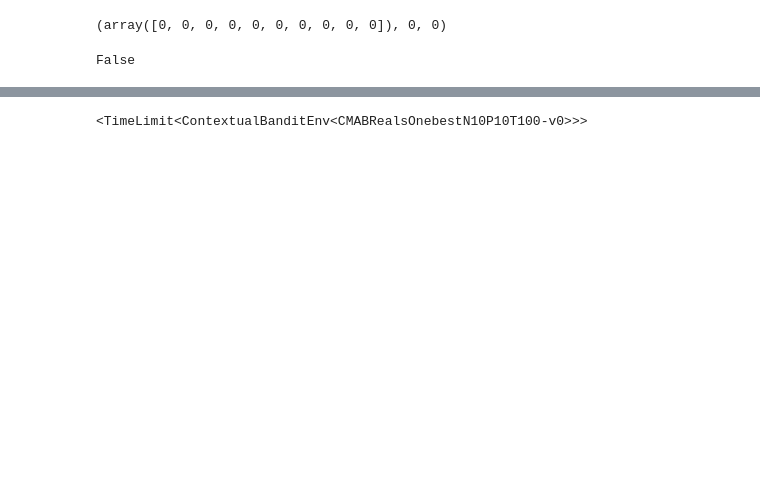
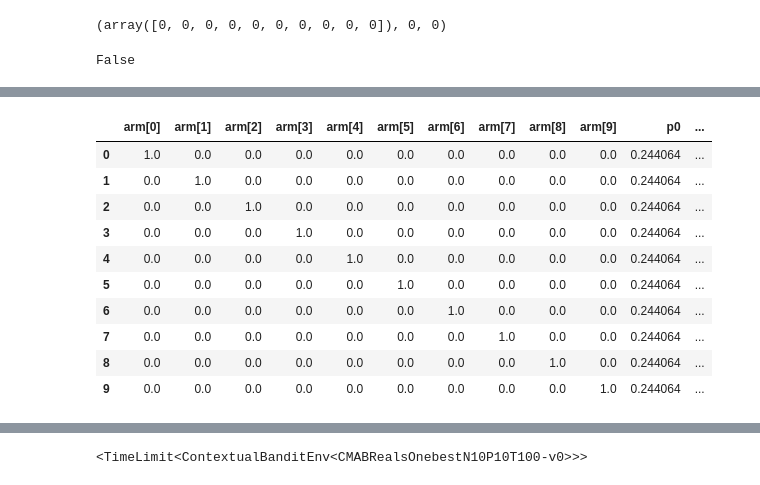
Before and after one commit to banditry/banditry, a Jupyter notebook: notebooks/environment-impl.ipynb, the cells around one changed output, grey strips where cells are left out. Cells and saved outputs as stored; diff of their text form; code cells hidden in the pictures; blank space fills up the shorter version.

```diff
--- a/notebooks/environment-impl.ipynb
+++ b/notebooks/environment-impl.ipynb
@@ -202,9 +202,3 @@ s = gym.spaces.Box(low=0, high=np.inf, shape=(10,), dtype=np.float)
 s.contains(np.array([10] * 11))
 # %% [output]
 False
-# %%
-dummies = pd.get_dummies(range(num_arms))
-for i in range(num_predictors):
-    dummies[f'p{i}'] = context[i]
-
-dummies
@@ -222,0 +205,9 @@ dummies
+# %%
+# For environment observation, we don't want to do any preprocessing,
+# so just include arm as a categorical feature.
+df = pd.Series(range(num_arms), dtype='category').to_frame('arm')
+context_colnames = [f'p{i}' for i in range(num_predictors)]
+for i in range(len(context)):
+    df[f'p{i}'] = context[i]
+
+df
@@ -222,0 +226,28 @@ dummies
+# %%
+# However, for the model, we'll still need to figure out
+# how to preprocess the design matrix appropriately.
+# First, dummy-encode and treatment code categoricals
+from patsy import dmatrix, build_design_matrices
+
+context_colnames = [f'p{i}' for i in range(num_predictors)]
+factors = ['0', 'arm'] + context_colnames
+interactions = False
+if interactions:
+    factors += [f'arm:{context_name}'
+                for context_name in context_colnames]
+
+dmat = dmatrix(' + '.join(factors), df)
+design_matrix = pd.DataFrame(dmat, columns=dmat.design_info.column_names)
+design_matrix
+# %% [output]
+|  | arm[0] | arm[1] | arm[2] | arm[3] | arm[4] | arm[5] | arm[6] | arm[7] | arm[8] | arm[9] | p0 | ... |
+| 0 | 1.0 | 0.0 | 0.0 | 0.0 | 0.0 | 0.0 | 0.0 | 0.0 | 0.0 | 0.0 | 0.244064 | ... |
+| 1 | 0.0 | 1.0 | 0.0 | 0.0 | 0.0 | 0.0 | 0.0 | 0.0 | 0.0 | 0.0 | 0.244064 | ... |
+| 2 | 0.0 | 0.0 | 1.0 | 0.0 | 0.0 | 0.0 | 0.0 | 0.0 | 0.0 | 0.0 | 0.244064 | ... |
+| 3 | 0.0 | 0.0 | 0.0 | 1.0 | 0.0 | 0.0 | 0.0 | 0.0 | 0.0 | 0.0 | 0.244064 | ... |
+| 4 | 0.0 | 0.0 | 0.0 | 0.0 | 1.0 | 0.0 | 0.0 | 0.0 | 0.0 | 0.0 | 0.244064 | ... |
+| 5 | 0.0 | 0.0 | 0.0 | 0.0 | 0.0 | 1.0 | 0.0 | 0.0 | 0.0 | 0.0 | 0.244064 | ... |
+| 6 | 0.0 | 0.0 | 0.0 | 0.0 | 0.0 | 0.0 | 1.0 | 0.0 | 0.0 | 0.0 | 0.244064 | ... |
+| 7 | 0.0 | 0.0 | 0.0 | 0.0 | 0.0 | 0.0 | 0.0 | 1.0 | 0.0 | 0.0 | 0.244064 | ... |
+| 8 | 0.0 | 0.0 | 0.0 | 0.0 | 0.0 | 0.0 | 0.0 | 0.0 | 1.0 | 0.0 | 0.244064 | ... |
+| 9 | 0.0 | 0.0 | 0.0 | 0.0 | 0.0 | 0.0 | 0.0 | 0.0 | 0.0 | 1.0 | 0.244064 | ... |
```
Also changed, not shown: parts of 16 cells of this notebook, 2 other files.
